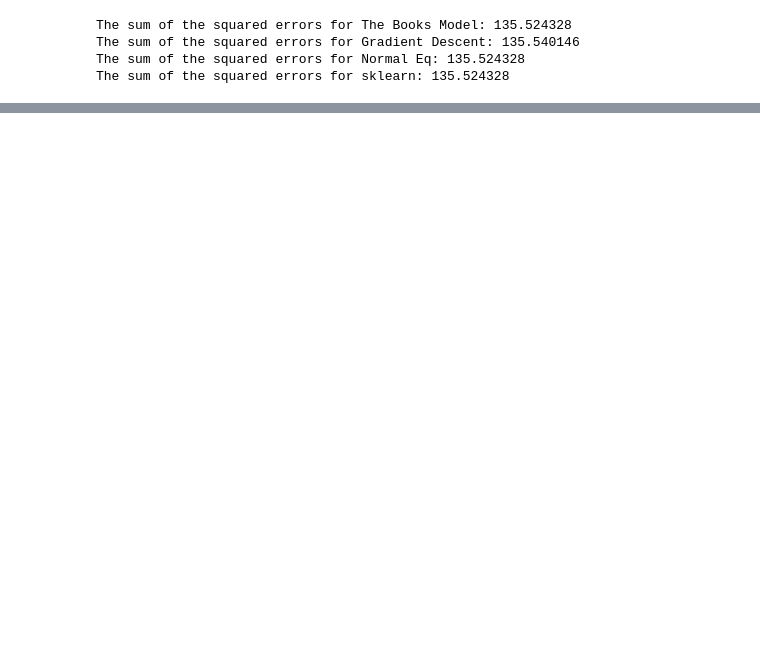
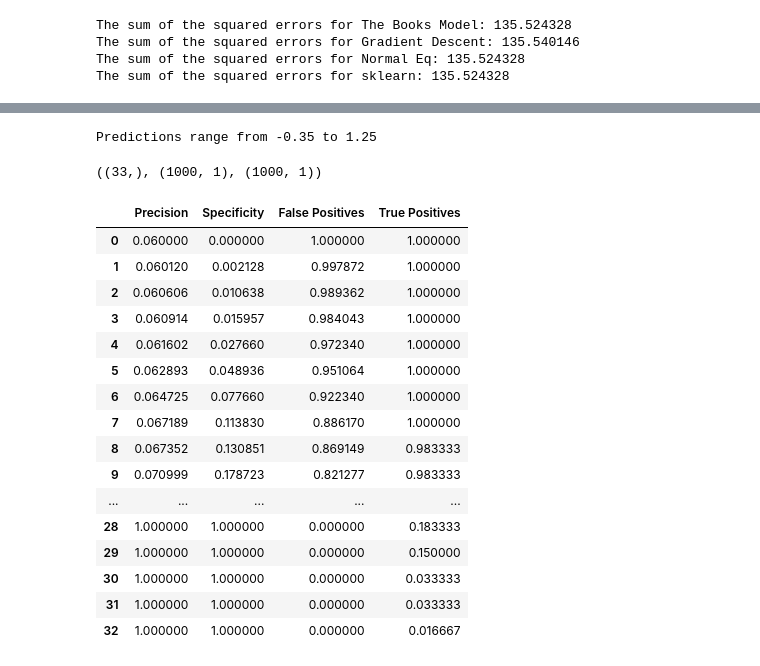
Before and after one commit to slstarnes/data-smart-sans-excel, a Jupyter notebook: Data Smart Sans Excel - Ch. 6.ipynb, the cells around one changed output, grey strips where cells are left out. Drawn from its saved outputs; the diff is of its cells as text; code cells hidden in the pictures; blank space fills up the shorter version.

```diff
--- a/Data Smart Sans Excel - Ch. 6.ipynb
+++ b/Data Smart Sans Excel - Ch. 6.ipynb
@@ -193,0 +282,39 @@ print('Variance score: %.2f' % regr.score(test_data, prego_test))
+# %%
+print('Predictions range from %0.2f to %0.2f'%(model_prediction_test_set.min(),model_prediction_test_set.max()))
+prob_cutoff_values = np.arange(-0.35,1.3,0.05)
+# %% [output]
+Predictions range from -0.35 to 1.25
+# %%
+prob_cutoff_values.shape, model_prediction_test_set.shape, prego_test.shape
+# %% [output]
+((33,), (1000, 1), (1000, 1))
+# %%
+prego_test_1d = prego_test.values.reshape(-1,1)
+prego_test_inv_1d = np.where(prego_test_1d == 1,0,1)
+over_cutoff = np.where(model_prediction_test_set >= prob_cutoff_values,1,0)
+under_cutoff = np.where(model_prediction_test_set < prob_cutoff_values,1,0)
+precision = (over_cutoff * prego_test_1d).sum(axis=0) / over_cutoff.sum(axis=0)
+specificity = (under_cutoff * prego_test_inv_1d).sum(axis=0) / prego_test_inv_1d.sum(axis=0)
+false_positive = 1 - specificity
+true_positive = (over_cutoff * prego_test_1d).sum(axis=0) / prego_test_1d.sum(axis=0)
+perf_metrics = pd.DataFrame(np.vstack((precision,specificity,false_positive,true_positive)).T,
+                            columns=('Precision','Specificity','False Positives','True Positives'))
+perf_metrics
+# %% [output]
+|  | Precision | Specificity | False Positives | True Positives |
+| 0 | 0.060000 | 0.000000 | 1.000000 | 1.000000 |
+| 1 | 0.060120 | 0.002128 | 0.997872 | 1.000000 |
+| 2 | 0.060606 | 0.010638 | 0.989362 | 1.000000 |
+| 3 | 0.060914 | 0.015957 | 0.984043 | 1.000000 |
+| 4 | 0.061602 | 0.027660 | 0.972340 | 1.000000 |
+| 5 | 0.062893 | 0.048936 | 0.951064 | 1.000000 |
+| 6 | 0.064725 | 0.077660 | 0.922340 | 1.000000 |
+| 7 | 0.067189 | 0.113830 | 0.886170 | 1.000000 |
+| 8 | 0.067352 | 0.130851 | 0.869149 | 0.983333 |
+| 9 | 0.070999 | 0.178723 | 0.821277 | 0.983333 |
+| ... | ... | ... | ... | ... |
+| 28 | 1.000000 | 1.000000 | 0.000000 | 0.183333 |
+| 29 | 1.000000 | 1.000000 | 0.000000 | 0.150000 |
+| 30 | 1.000000 | 1.000000 | 0.000000 | 0.033333 |
+| 31 | 1.000000 | 1.000000 | 0.000000 | 0.033333 |
+| 32 | 1.000000 | 1.000000 | 0.000000 | 0.016667 |
```
Also changed, not shown: parts of 24 cells of this notebook.
